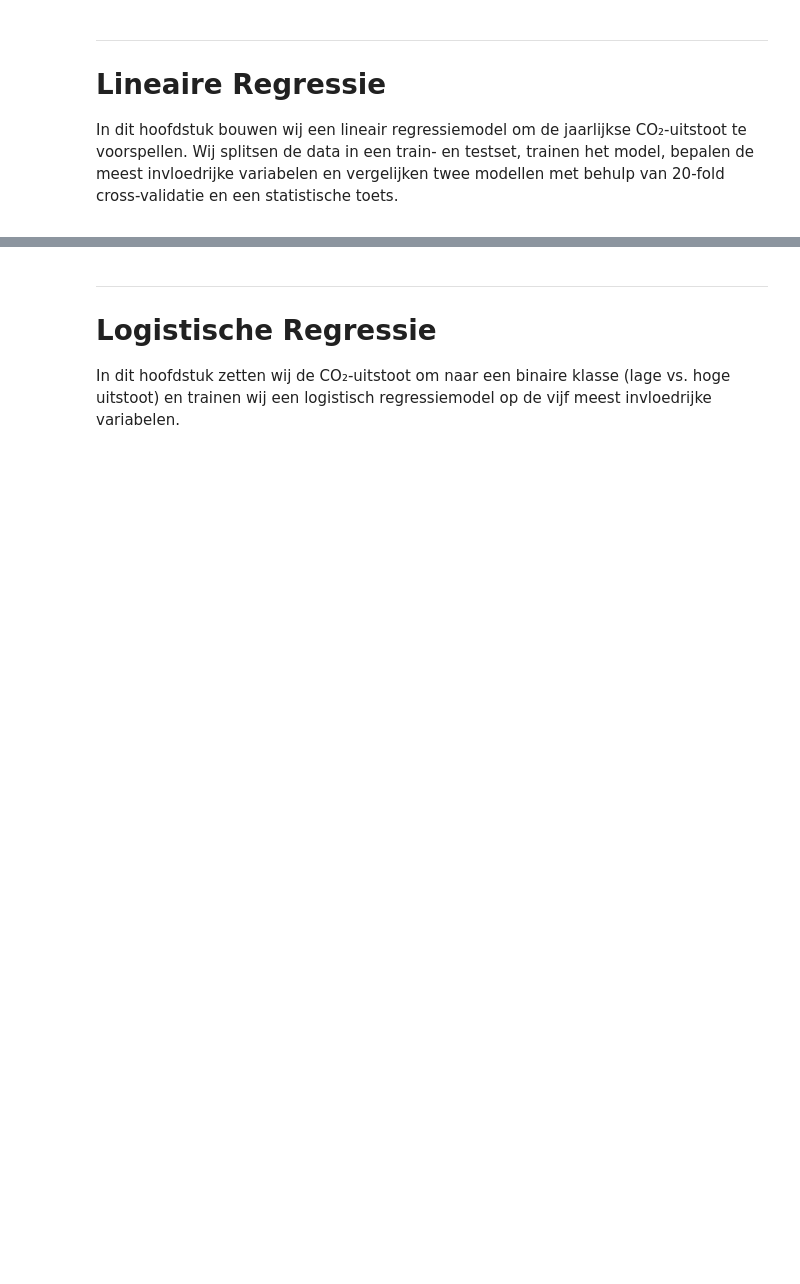
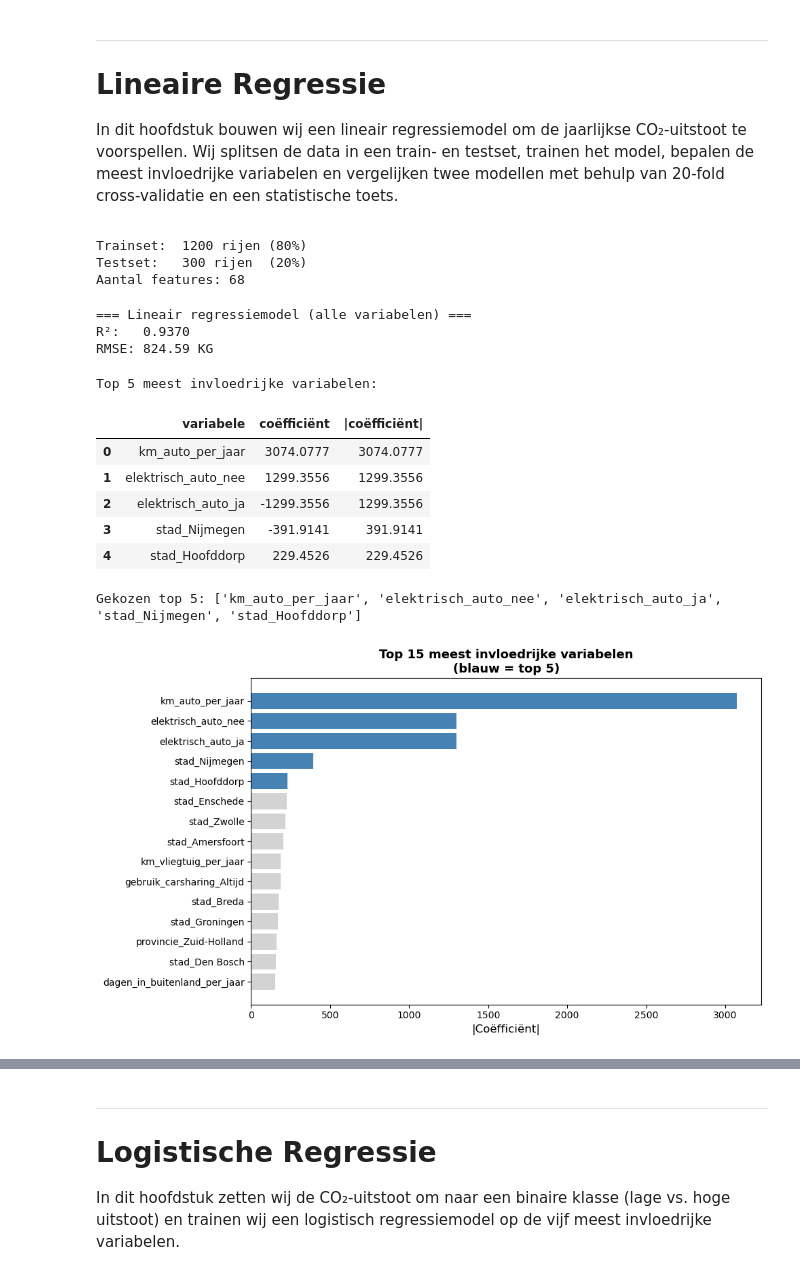
Before and after one commit to EchoinSilences/WiskundePortfolioHHS, a Jupyter notebook: Onderzoek.ipynb, the cells around one changed output, grey strips where cells are left out. Cells and saved outputs as stored; diff of their text form; code cells hidden in the pictures; blank space fills up the shorter version.

```diff
--- a/Onderzoek.ipynb
+++ b/Onderzoek.ipynb
@@ -520,10 +521,75 @@ In dit hoofdstuk bouwen wij een lineair regressiemodel om de jaarlijkse CO₂-ui
 </div>
 # %%
 # Python: Split de data op in een train- en testset. Kies zelf voor een geschikte split.
+# Wij gebruiken een 80/20 splitsing (80% train, 20% test).
+
+X = df_transformed.drop(columns=[target])
+y = df_transformed[target]
+
+X_train, X_test, y_train, y_test = train_test_split(
+    X, y, test_size=0.2, random_state=42
+)
+
+print(f"Trainset:  {X_train.shape[0]} rijen ({X_train.shape[0]/len(X)*100:.0f}%)")
+print(f"Testset:   {X_test.shape[0]} rijen  ({X_test.shape[0]/len(X)*100:.0f}%)")
+print(f"Aantal features: {X_train.shape[1]}")
+# %% [output]
+Trainset:  1200 rijen (80%)
+Testset:   300 rijen  (20%)
+Aantal features: 68
 # %%
 # Python: Train een lineair regressiemodel om de jaarlijkse CO₂-uitstoot te voorspellen.
+
+model_all = LinearRegression()
+model_all.fit(X_train, y_train)
+
+y_pred = model_all.predict(X_test)
+
+r2   = r2_score(y_test, y_pred)
+rmse = root_mean_squared_error(y_test, y_pred)
+
+print("=== Lineair regressiemodel (alle variabelen) ===")
+print(f"R²:   {r2:.4f}")
+print(f"RMSE: {rmse:.2f} KG")
+# %% [output]
+=== Lineair regressiemodel (alle variabelen) ===
+R²:   0.9370
+RMSE: 824.59 KG
 # %%
 # Python: Bepaal welke 5 onafhankelijke variabelen de meeste invloed hebben op de voorspelling.
+# Invloed = absolute waarde van de regressiecoëfficiënt (na standaardisatie zijn ze vergelijkbaar).
+
+coef_df = pd.DataFrame({
+    'variabele': X_train.columns,
+    'coëfficiënt': model_all.coef_,
+    '|coëfficiënt|': np.abs(model_all.coef_)
+}).sort_values('|coëfficiënt|', ascending=False).reset_index(drop=True)
+
+print("Top 5 meest invloedrijke variabelen:")
+display(coef_df.head(5).round(4))
+
+top5_vars = coef_df.head(5)['variabele'].tolist()
+print(f"\nGekozen top 5: {top5_vars}")
+
+# Visualisatie
+fig, ax = plt.subplots(figsize=(10, 6))
+top_n = coef_df.head(15)
+colors = ['steelblue' if v in top5_vars else 'lightgrey' for v in top_n['variabele']]
+ax.barh(top_n['variabele'][::-1], top_n['|coëfficiënt|'][::-1], color=colors[::-1])
+ax.set_xlabel('|Coëfficiënt|', fontsize=12)
+ax.set_title('Top 15 meest invloedrijke variabelen\n(blauw = top 5)', fontsize=13, fontweight='bold')
+plt.tight_layout()
+plt.show()
+# %% [output]
+Top 5 meest invloedrijke variabelen:
+|  | variabele | coëfficiënt | |coëfficiënt| |
+| 0 | km_auto_per_jaar | 3074.0777 | 3074.0777 |
+| 1 | elektrisch_auto_nee | 1299.3556 | 1299.3556 |
+| 2 | elektrisch_auto_ja | -1299.3556 | 1299.3556 |
+| 3 | stad_Nijmegen | -391.9141 | 391.9141 |
+| 4 | stad_Hoofddorp | 229.4526 | 229.4526 |
+Gekozen top 5: ['km_auto_per_jaar', 'elektrisch_auto_nee', 'elektrisch_auto_ja', 'stad_Nijmegen', 'stad_Hoofddorp']
+[figure, added]
 # %%
 # Python: Train en test nu twee modellen:
 # Model 1: met alle variabelen
```
Also changed, not shown: parts of 5 cells of this notebook.
